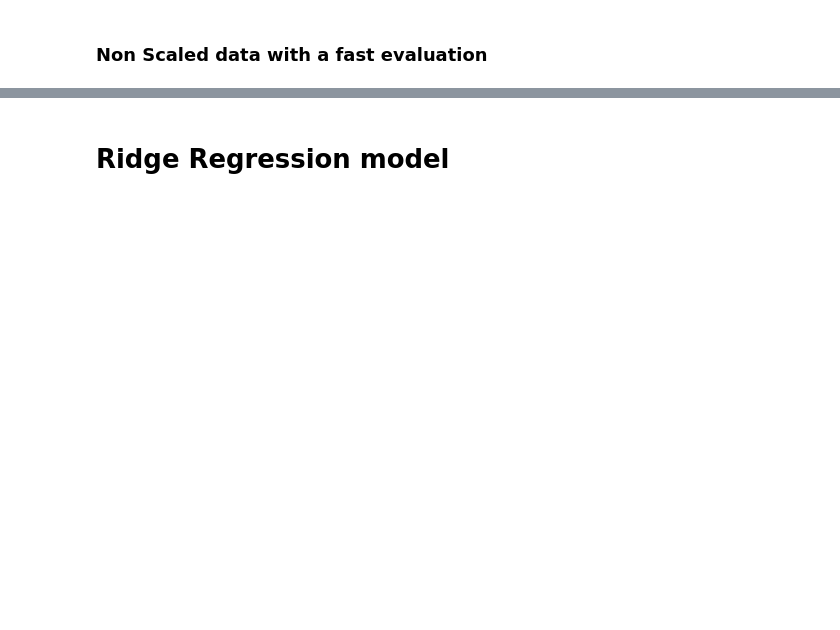
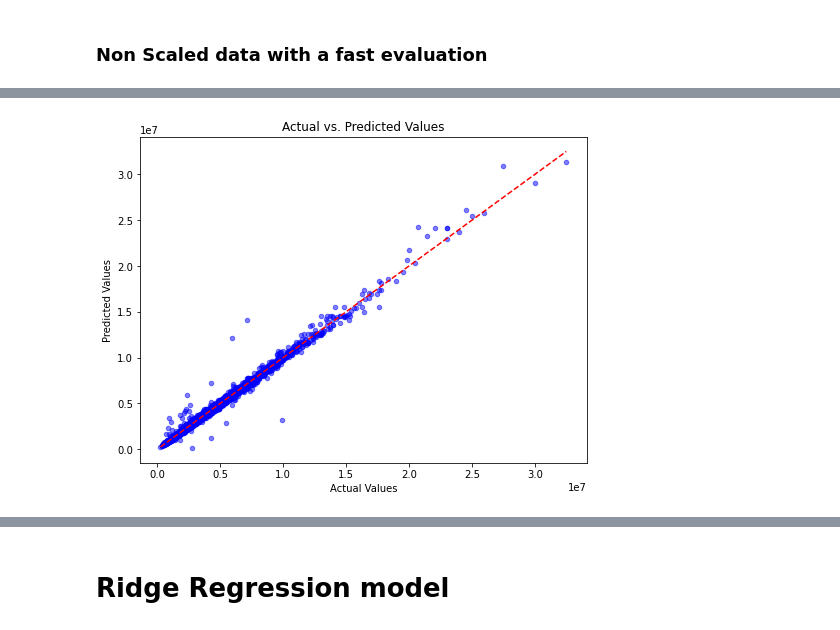
Before and after one commit to FontanaPedro/DBA-Project, a Jupyter notebook: Code_Machine_learning_process.ipynb, the cells around one changed output, grey strips where cells are left out. Saved outputs shown, nothing was run; the diff lists cells and outputs as text; code cells hidden in the pictures; blank space fills up the shorter version.

```diff
--- a/Code_Machine_learning_process.ipynb
+++ b/Code_Machine_learning_process.ipynb
@@ -141,0 +206,13 @@ def print_model_scores(model, X_train, y_train, X_test, y_test):
+# %%
+
+def plot_actual_vs_predicted_test(model,X_test,y_test):
+    y_actual = y_test  # Actual target values from your dataset - test set
+    y_predicted = model.predict(X_test)  # Predicted target values from your regression model - test set
+
+    plt.figure(figsize=(8, 6))
+    plt.scatter(y_actual, y_predicted, s=20, color='blue', alpha=0.5)
+    plt.plot([min(y_actual), max(y_actual)], [min(y_actual), max(y_actual)], color='red', linestyle='--')
+    plt.xlabel('Actual Values')
+    plt.ylabel('Predicted Values')
+    plt.title('Actual vs. Predicted Values')
+    plt.show()
@@ -167,0 +293,5 @@ Linear model intercept (b): -11624262.920
+# %%
+# Plot the scatter plot of actual vs. predicted values on the testing data - NON SCALED
+plot_actual_vs_predicted_test(linear_reg,X_test, y_test)
+# %% [output]
+[figure, added]
```
Also changed, not shown: parts of 55 cells of this notebook.
